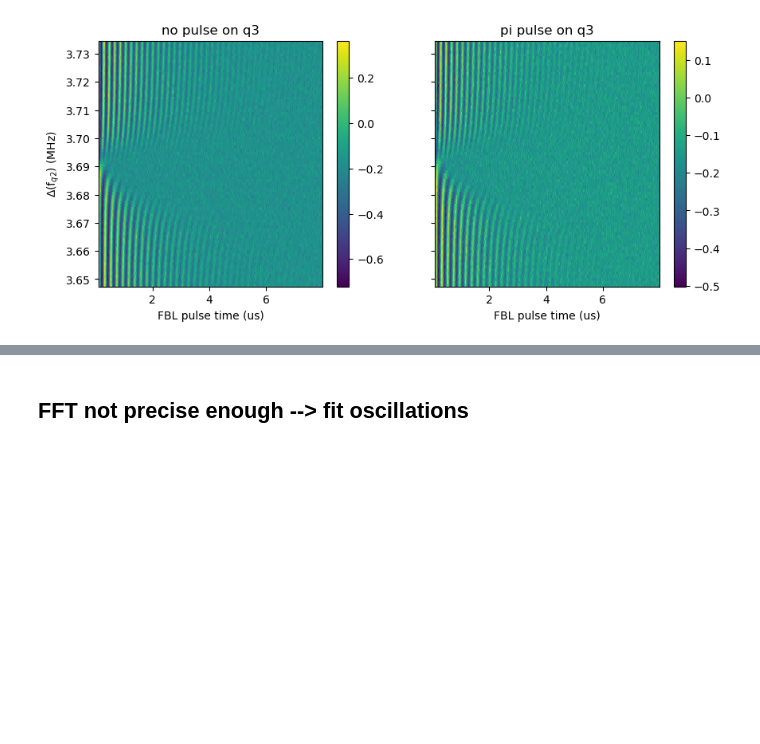
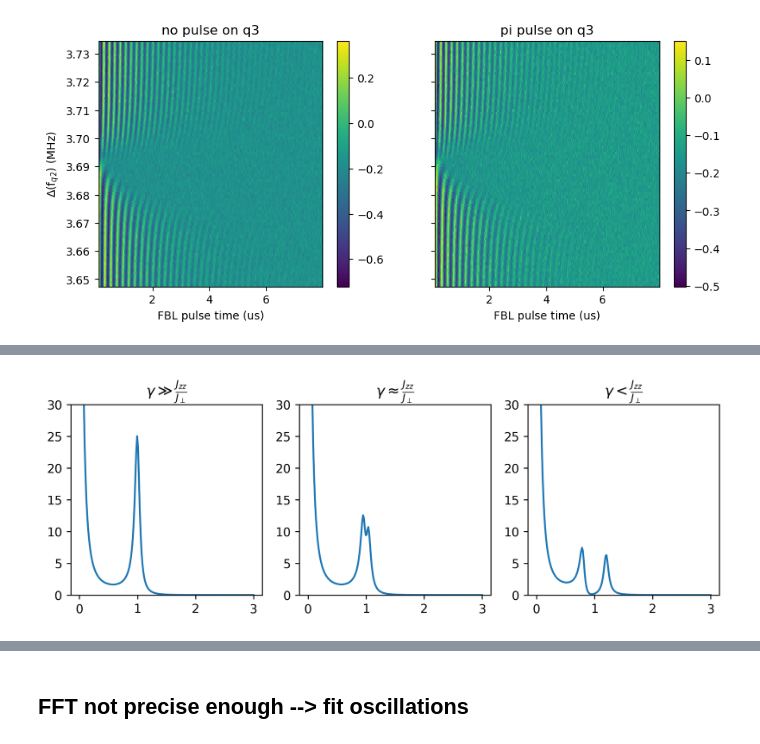
Before and after one commit to GabrielJauma/tunable-capacitive-coupling-flux-qubits, a Jupyter notebook: KIT/Experiments/ZZ Ramsey measurement.ipynb, the cells around one changed output, grey strips where cells are left out. Saved outputs shown, nothing was run; the diff lists cells and outputs as text; code cells hidden in the pictures; blank space fills up the shorter version.

```diff
--- a/KIT/Experiments/ZZ Ramsey measurement.ipynb
+++ b/KIT/Experiments/ZZ Ramsey measurement.ipynb
@@ -387,3 +402,39 @@ fig.show()
+# %%
+def symbolic_fft(J, Jz, gamma, omega):
+    # Define components of the numerator and denominator
+    numerator = (-2 * omega**2 * (J**2 + 4 * Jz**2) * ((J**2 - 4 * Jz**2)**2 - gamma**2 * (J**2 + 4 * Jz**2))
+                 + (gamma**2 * (J**2 + 4 * Jz**2) + (J**2 - 4 * Jz**2)**2)**2
+                 + omega**4 * (J**2 + 4 * Jz**2)**2)
+
+    term1 = (gamma**2 + (J - 2 * Jz)**2)**2 - 2 * omega**2 * (-gamma + J - 2 * Jz) * (gamma + J - 2 * Jz) + omega**4
+    term2 = (gamma**2 + (J + 2 * Jz)**2)**2 - 2 * omega**2 * (-gamma + J + 2 * Jz) * (gamma + J + 2 * Jz) + omega**4
+    denominator = 4 * (gamma**2 + omega**2) * term1 * term2
+
+    return numerator / denominator
+# %%
+omega = np.linspace(0,3, 200)
+J =1
+gamma = 0.05
+
+fig, [ax1, ax2, ax3] = plt.subplots(ncols=3, figsize=np.array([8,3]), dpi=250)
+
+ax1.plot(omega, symbolic_fft(J, gamma/100, gamma, omega))
+ax2.plot(omega, symbolic_fft(J, gamma*0.4, gamma, omega))
+ax3.plot(omega, symbolic_fft(J, 2*gamma, gamma, omega))
+
+#ax.set_ylabel(r'$')
+#ax.set_xlabel(r'$')
+ax1.set_title(r'$\gamma \gg  \frac{ J_{zz}}{J_\perp}$')
+ax2.set_title(r'$\gamma \approx  \frac{ J_{zz}}{J_\perp}$')
+ax3.set_title(r'$\gamma <  \frac{ J_{zz}}{J_\perp}$')
+ax1.set_ylim([0,30])
+ax2.set_ylim([0,30])
+ax3.set_ylim([0,30])
+fig.tight_layout()
+
+figs.export('fft_vs_gamma.pdf', fig=fig)
+# %% [output]
+[figure, added]
 # %%
 fig, ax = plt.subplots(1, 2, figsize = (10, 4), sharey = True)
 
```
Also changed, not shown: parts of 31 cells of this notebook, 1 other file.
